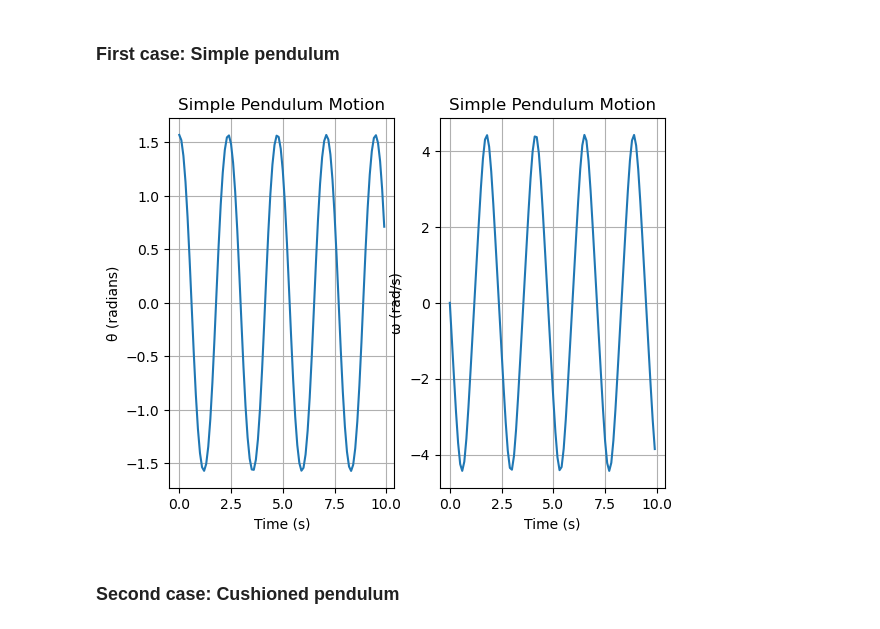
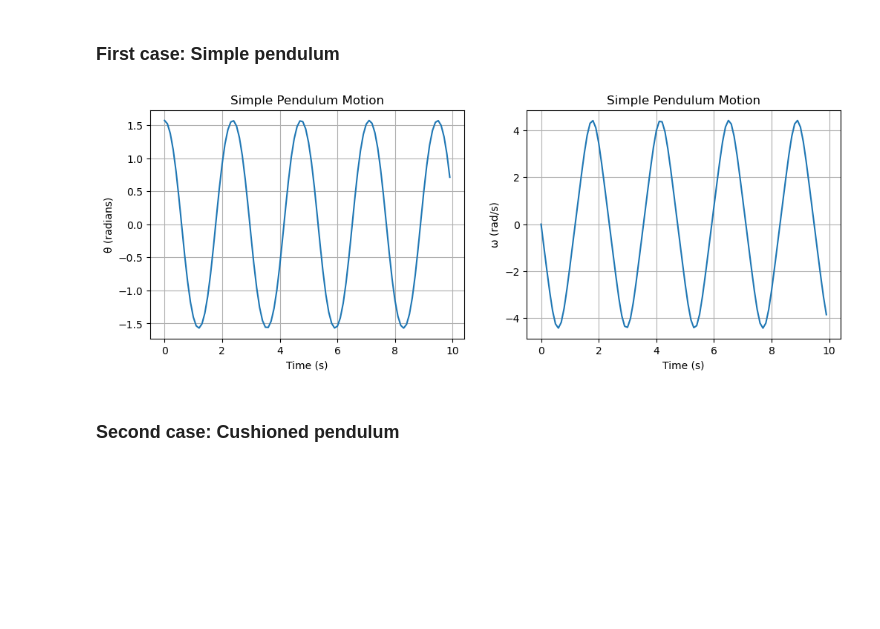
Before and after one commit to Alverd02/Simulations, a Jupyter notebook: Simulations.ipynb, the cells around one changed output. Drawn from its saved outputs; the diff is of its cells as text; code cells hidden in the pictures; blank space fills up the shorter version.

```diff
--- a/Simulations.ipynb
+++ b/Simulations.ipynb
@@ -366,32 +366,34 @@ $\ddot\theta = -\frac{g}{L}sin(\theta) + \frac{-b\dot\theta + Acos(\Omega t)}{mL
 # %%
 def equdif(y,t,g,L,b,A,Omeg,m):
     theta,omega=y
     dydt = (omega,-(g/L)*np.sin(theta)+(-b*omega+A*np.cos(Omeg*t))/(m*L**2))
     return dydt
 t = np.arange(0,10,0.1)
 g = 9.8 #m/s^2
 L = 1 #m
 b = 0 #kgm^2/s
 A = 0 #1/s^2
 Omeg = 0
 m = 1 #kg
 y_0 = (np.pi/2,0.0)
 sol = sc.integrate.odeint(equdif,y_0,t,args=(g,L,b,A,Omeg,m))
+
+plt.figure(figsize=(12,4))
 plt.subplot(1,2,1)
 plt.plot(t, sol[:, 0])
 plt.xlabel('Time (s)')
 plt.ylabel('θ (radians)')
 plt.grid(True)
 plt.title('Simple Pendulum Motion')
 plt.subplot(1,2,2)
 plt.plot(t, sol[:, 1])
 plt.xlabel('Time (s)')
 plt.ylabel('ω (rad/s)')
 plt.title('Simple Pendulum Motion')
 plt.grid(True)
 plt.show()
 # %% [output]
-[figure, old version]
+[figure, new version]
 # %% [markdown]
 ### Second case: Cushioned pendulum
 # %%
```
Also changed, not shown: parts of 5 cells of this notebook.
